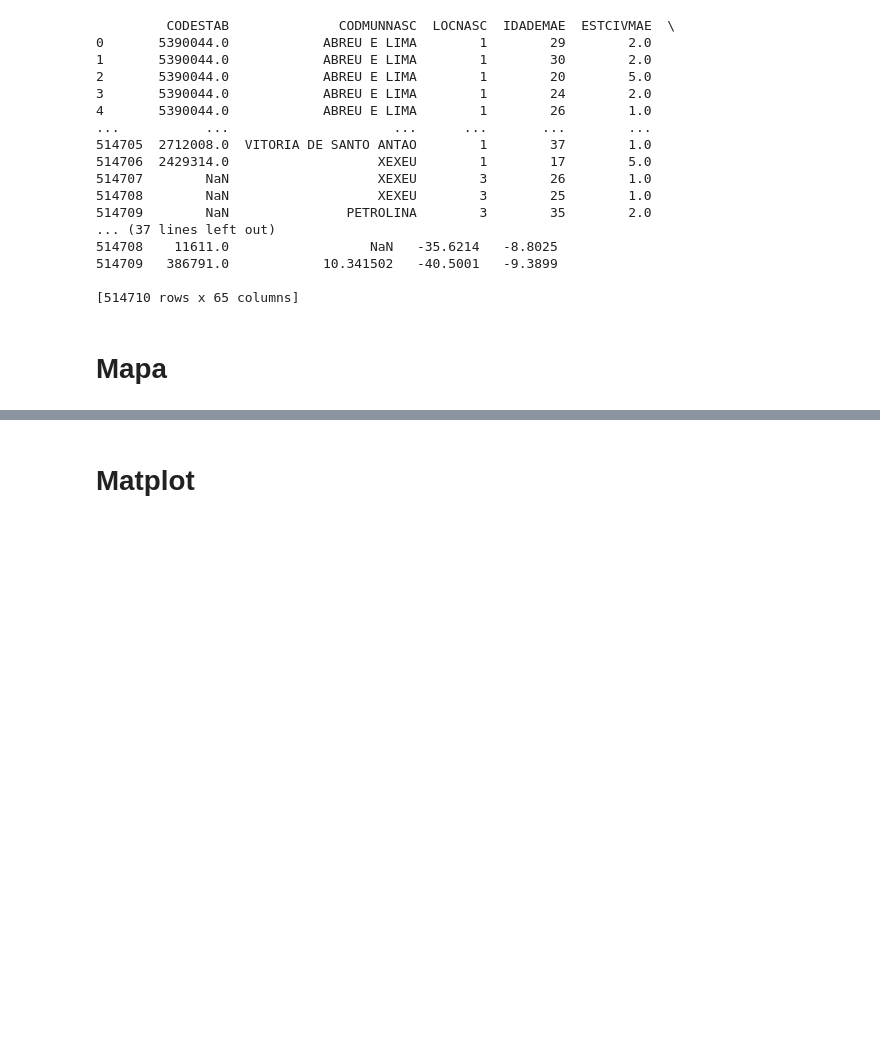
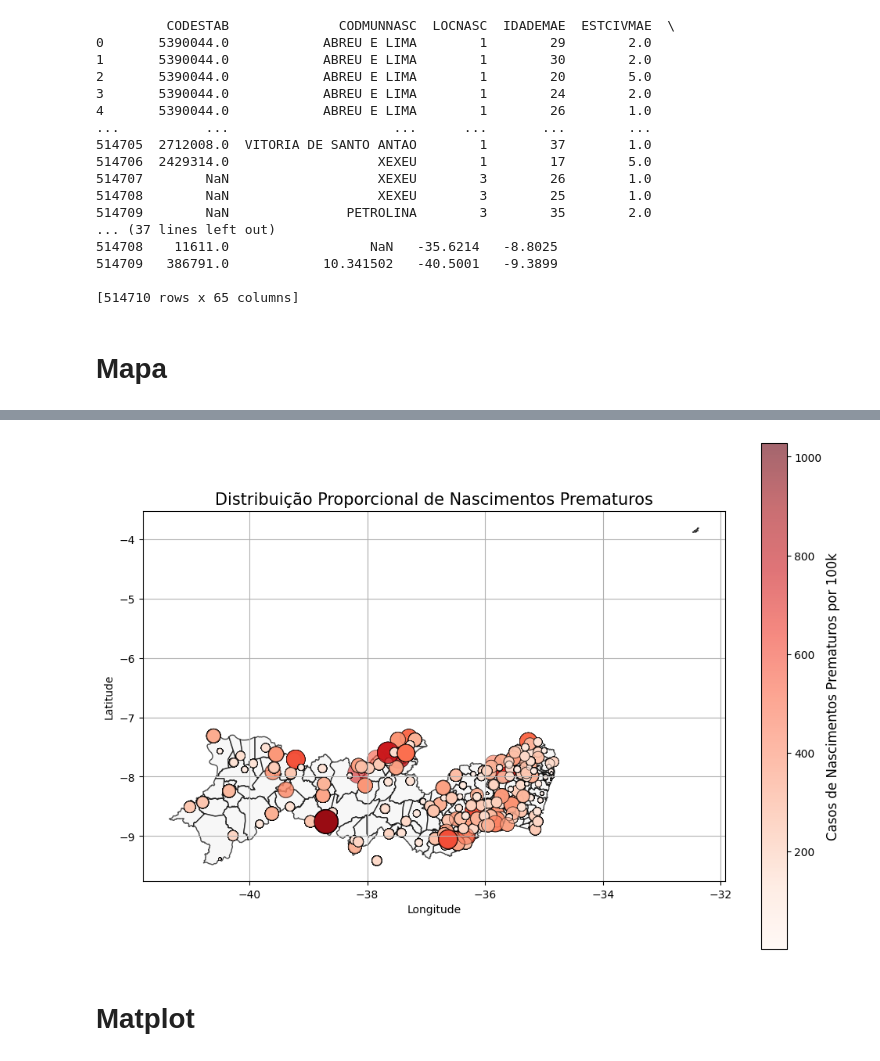
Before and after one commit to AzuraLV/Colabs, a Jupyter notebook: SCIENCE_NETWORK/mapas/map.ipynb, the cells around one changed output, grey strips where cells are left out. Cells and saved outputs as stored; diff of their text form; code cells hidden in the pictures; blank space fills up the shorter version.

```diff
--- a/SCIENCE_NETWORK/mapas/map.ipynb
+++ b/SCIENCE_NETWORK/mapas/map.ipynb
@@ -251,0 +227,2 @@ mapa
+# %%
+df = df[df['CODMUNNASC'] != 'FERNANDO DE NORONHA']
@@ -252,2 +234,42 @@ mapa
+# %%
+df_prematuros = df[df['GESTACAO'] >= 4]
+
+if 'longitude' not in df_prematuros.columns or 'latitude' not in df_prematuros.columns or 'SEMAGESTAC_por_100k' not in df_prematuros.columns:
+    raise ValueError("O dataset deve conter as colunas 'longitude', 'latitude' e 'SEMAGESTAC_por_100k'.")
+
+geometry = [Point(xy) for xy in zip(df_prematuros['longitude'], df_prematuros['latitude'])]
+gdf_prematuros = gpd.GeoDataFrame(df_prematuros, geometry=geometry)
+gdf_prematuros.set_crs(epsg=4326, inplace=True)
+
+shapefile_path = r'C:\Users\annab\OneDrive\Documentos\GitHub\Colabs\SCIENCE_NETWORK\mapas\PE_Municipios_2022\PE_Municipios_2022.shp'
+municipios_gdf = gpd.read_file(shapefile_path)
+
+fig, ax = plt.subplots(figsize=(12, 12))
+
+municipios_gdf.plot(ax=ax, color='whitesmoke', edgecolor='black', alpha=0.7)
+bubble_size = gdf_prematuros['SEMAGESTAC_por_100k'] / 2
+
+scatter = ax.scatter(
+    gdf_prematuros['longitude'],
+    gdf_prematuros['latitude'],
+    s=bubble_size,
+    c=gdf_prematuros['SEMAGESTAC_por_100k'],
+    cmap='Reds',
+    alpha=0.6,
+    edgecolor='k',
+    linewidth=0.5
+)
+
+cbar = plt.colorbar(scatter, ax=ax, shrink=0.7)
+cbar.set_label('Casos de Nascimentos Prematuros por 100k', fontsize=12)
+
+plt.title('Distribuição Proporcional de Nascimentos Prematuros', fontsize=15)
+plt.xlabel('Longitude')
+plt.ylabel('Latitude')
+plt.grid(True)
+
+plt.show()
+# %% [output]
+[figure, added]
 # %% [markdown]
 # Matplot
```
Also changed, not shown: parts of 9 cells of this notebook.
